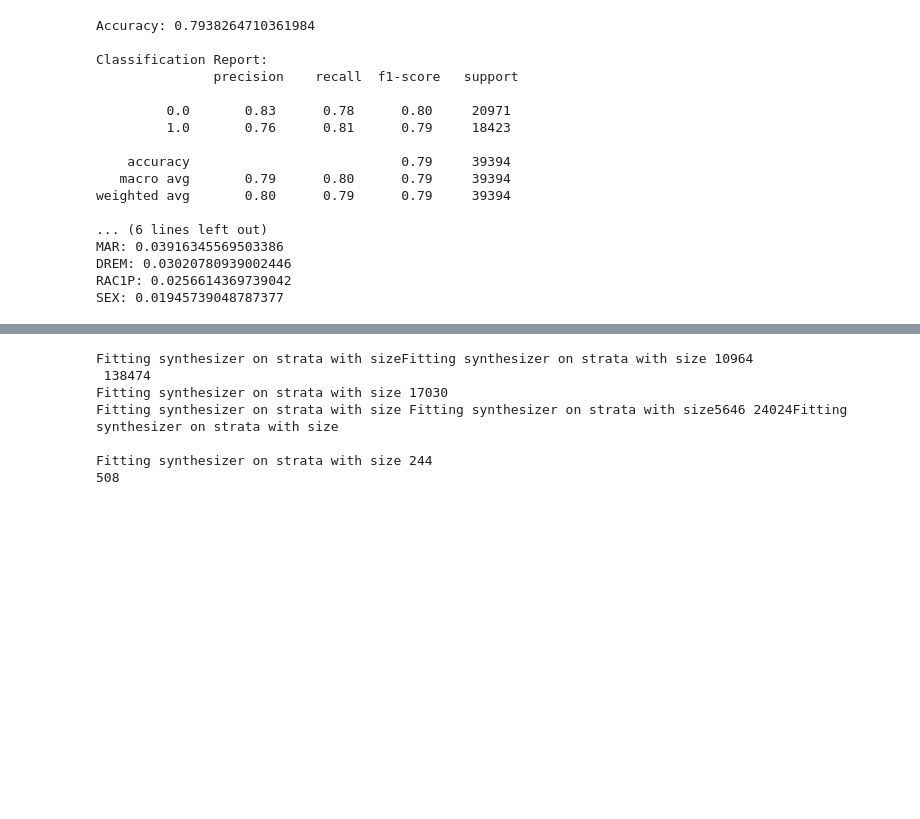
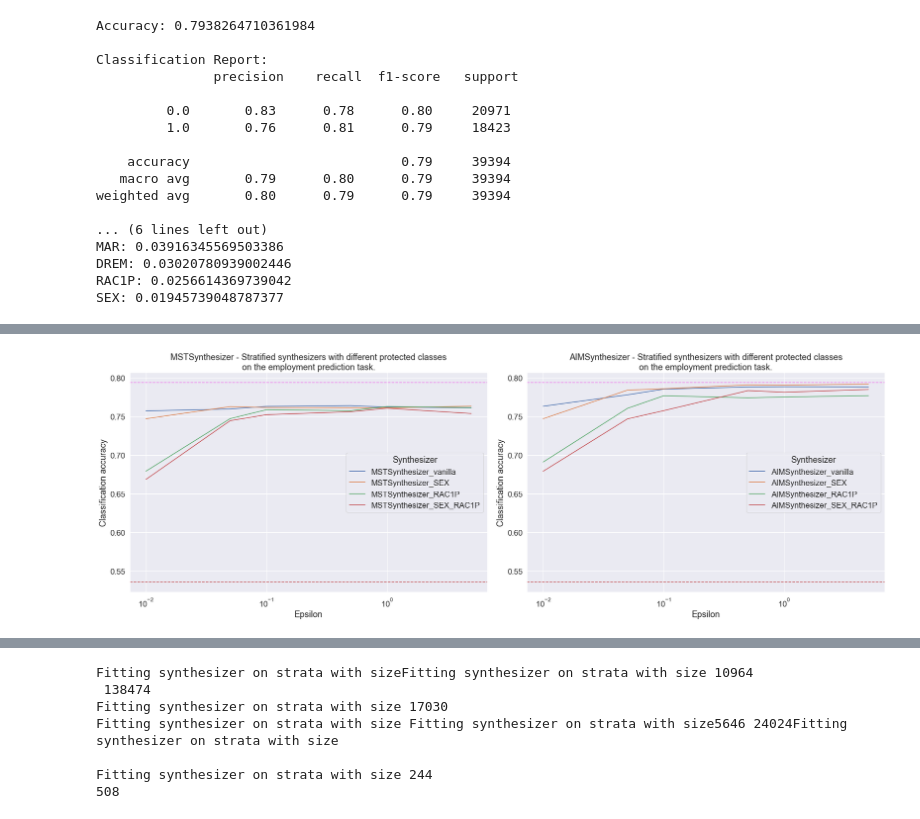
Before and after one commit to lurosenb/stratify_dp, a Jupyter notebook: model_training.ipynb, the cells around one changed output, grey strips where cells are left out. Drawn from its saved outputs; the diff is of its cells as text; code cells hidden in the pictures; blank space fills up the shorter version.

```diff
--- a/model_training.ipynb
+++ b/model_training.ipynb
@@ -526,0 +527,51 @@ performance_df
+# %%
+def plot_performance_synths_all_one_plot(performance_df, overall_accuracy):
+    sns.set(rc={'figure.figsize':(11.7,8.27)})
+    sns.set(font_scale=1.5)
+    # add baseline performance horizontal line at specific y value
+    baseline = max(df['ESR'].value_counts() / len(df))
+    plt.axhline(y=baseline, color='r', linestyle='--')
+    plt.axhline(y=overall_accuracy, color='violet', linestyle='--')
+    sns.lineplot(data=performance_df, x='Epsilon', y='Accuracy', hue='Synthesizer')
+    plt.xlabel("Epsilon")
+    plt.ylabel("Classification accuracy")
+    plt.title("Stratified synthesizers with different protected classes \n on the employment prediction task.")
+    plt.xscale('log')
+    plt.show()
+
+def plot_performance_synths_subplots(performance_df, overall_accuracy):
+     # Extract unique synthesizer prefixes
+    prefixes = performance_df['Synthesizer'].apply(lambda x: x.split('_')[0]).unique()
+
+    # Create subplots
+    num_prefixes = len(prefixes)
+    fig, axes = plt.subplots(nrows=1, ncols=num_prefixes, figsize=(11.7 * num_prefixes, 8.27))
+
+    sns.set(font_scale=1.5)
+
+    for idx, (prefix, ax) in enumerate(zip(prefixes, axes.flatten())):
+        filtered_data = performance_df[performance_df['Synthesizer'].str.startswith(prefix)]
+
+        # Add baseline performance horizontal line at specific y value
+        baseline = max(df['ESR'].value_counts() / len(df))
+        ax.axhline(y=baseline, color='r', linestyle='--')
+        ax.axhline(y=overall_accuracy, color='violet', linestyle='--')
+        sns.lineplot(data=filtered_data, x='Epsilon', y='Accuracy', hue='Synthesizer', ax=ax)
+        ax.set_xlabel("Epsilon")
+        ax.set_ylabel("Classification accuracy")
+        ax.set_title(f"{prefix} - Stratified synthesizers with different protected classes\non the employment prediction task.")
+        ax.set_xscale('log')
+        # ax.get_legend().remove()
+
+    # Create a single legend for the overall figure
+    # handles, labels = ax.get_legend_handles_labels()
+    # fig.legend(handles, labels, loc='upper right', bbox_to_anchor=(1, 1), title='Synthesizers')
+
+    plt.tight_layout()
+    plt.show()
+
+# load performance_df
+performance_df = pd.read_pickle('performance_df.pkl')
+plot_performance_synths_subplots(performance_df, overall_accuracy=accuracy_overall)
+# %% [output]
+[figure, added]
```
Also changed, not shown: parts of 13 cells of this notebook, 3 other files.
